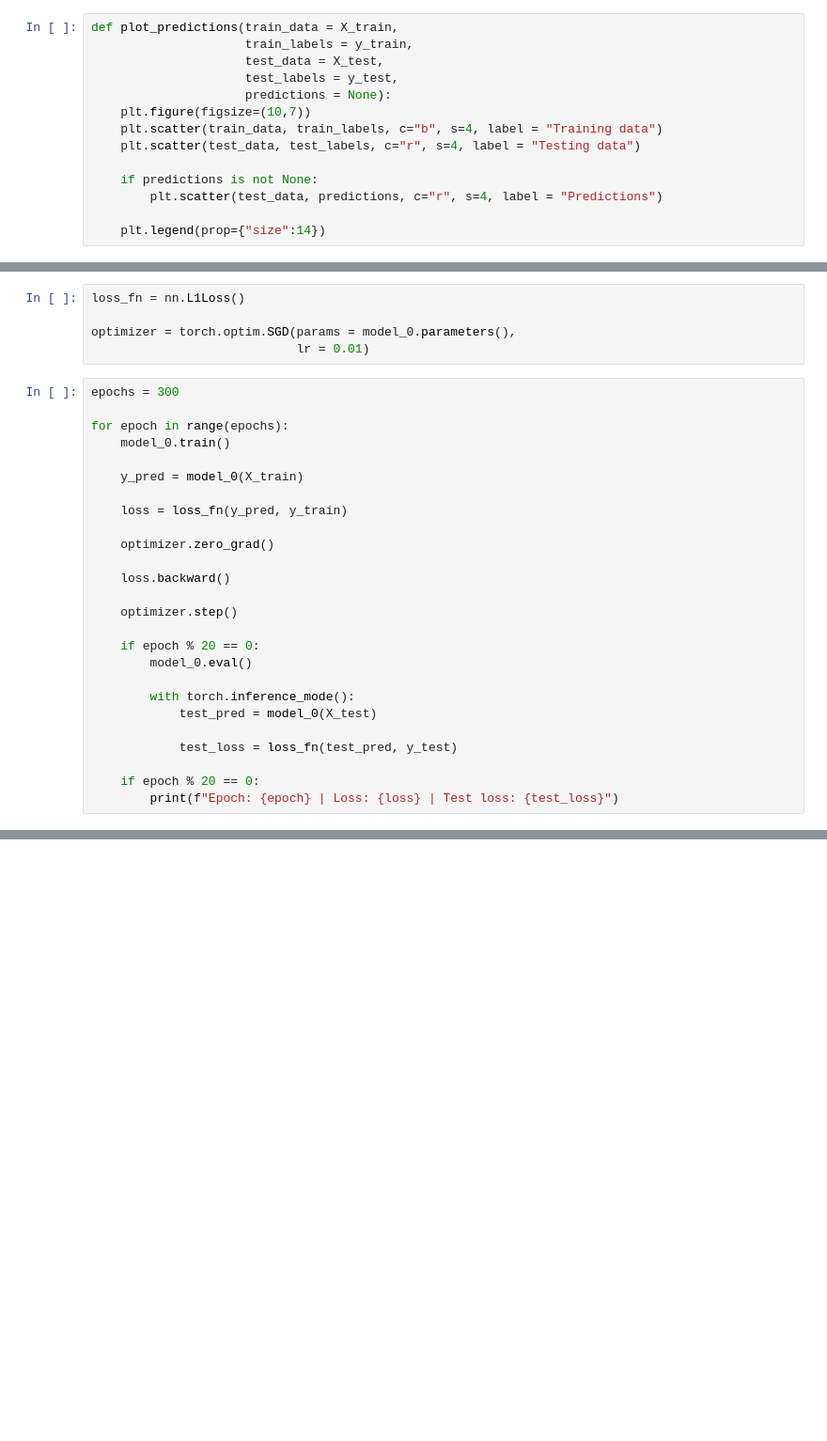
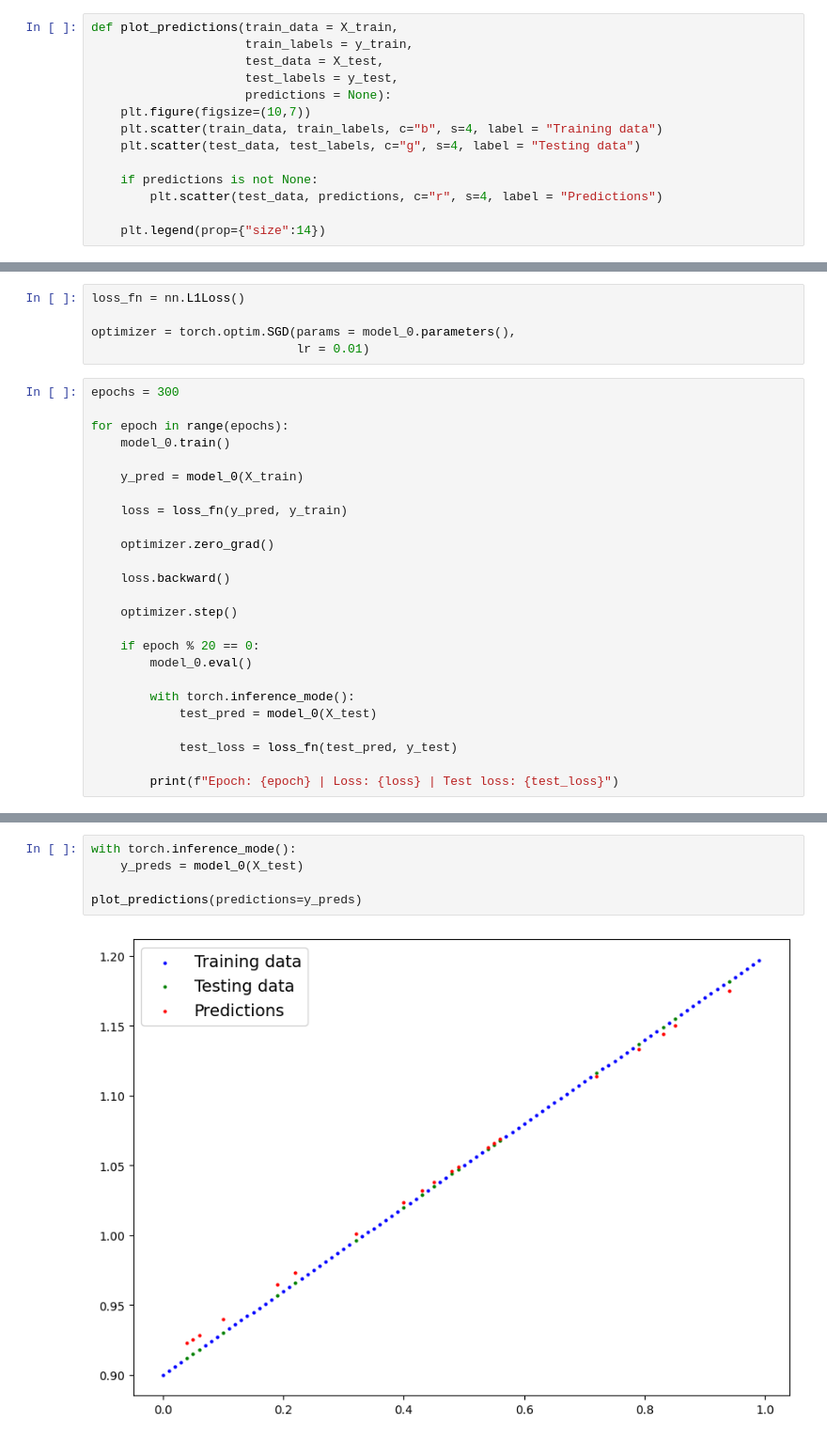
Before and after one commit to adam-bognar/pytorch, a Jupyter notebook: linear_regression.ipynb, the cells around one changed output, grey strips where cells are left out. Shown: that part at 94% size. Drawn from its saved outputs; the diff is of its cells as text; blank space fills up the shorter version.

Commit message:
predictions

```diff
--- a/linear_regression.ipynb
+++ b/linear_regression.ipynb
@@ -39,7 +39,7 @@ def plot_predictions(train_data = X_train,
                      predictions = None):
     plt.figure(figsize=(10,7))
     plt.scatter(train_data, train_labels, c="b", s=4, label = "Training data")
-    plt.scatter(test_data, test_labels, c="r", s=4, label = "Testing data")
+    plt.scatter(test_data, test_labels, c="g", s=4, label = "Testing data")
 
     if predictions is not None:
         plt.scatter(test_data, predictions, c="r", s=4, label = "Predictions")
@@ -103,6 +103,5 @@ for epoch in range(epochs):
 
             test_loss = loss_fn(test_pred, y_test)
 
-    if epoch % 20 == 0:
         print(f"Epoch: {epoch} | Loss: {loss} | Test loss: {test_loss}")
 # %% [output]
@@ -123,0 +123,7 @@ Epoch: 280 | Loss: 0.03235394507646561 | Test loss: 0.03627307713031769
+# %%
+with torch.inference_mode():
+    y_preds = model_0(X_test)
+
+plot_predictions(predictions=y_preds)
+# %% [output]
+[figure, added]
```
Also changed, not shown: parts of 3 cells of this notebook.
